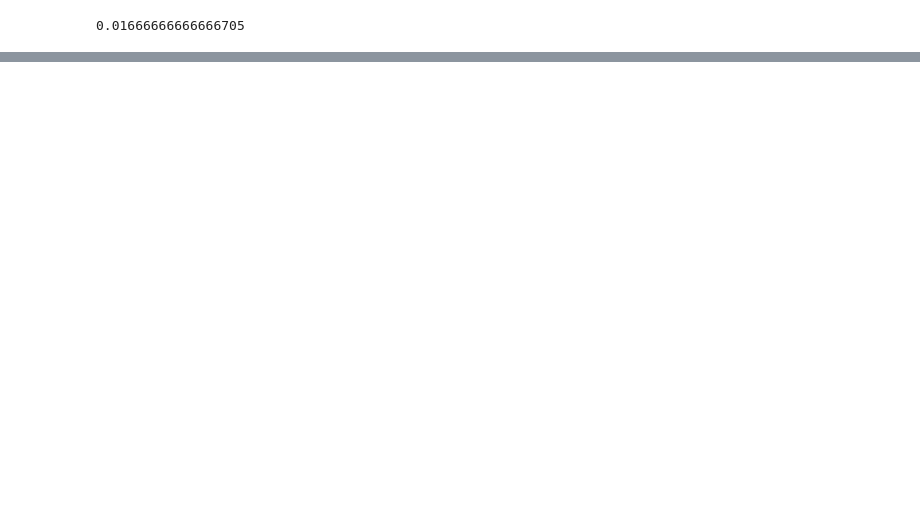
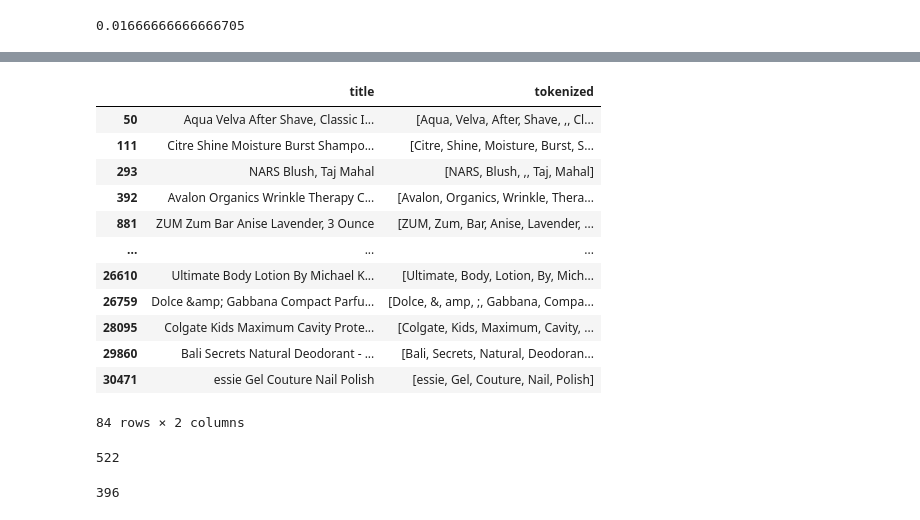
Before and after one commit to vlr112/WebScicence_FinalProject, a Jupyter notebook: labs/Session_3-Evaluation.ipynb, the cells around one changed output, grey strips where cells are left out. Drawn from its saved outputs; the diff is of its cells as text; code cells hidden in the pictures; blank space fills up the shorter version.

```diff
--- a/labs/Session_3-Evaluation.ipynb
+++ b/labs/Session_3-Evaluation.ipynb
@@ -772,0 +942,75 @@ np.mean(hola.get_MAP()['Average Precision'])
+# %%
+
+#make new column with tokens
+token=pd.DataFrame(temp['title'].astype(str))
+token["tokenized"]=token.apply(lambda row:nltk.word_tokenize(row["title"]),axis=1)
+
+
+token
+# join list of all domunents into corpus and drop duplicates (in df form, easier)
+list2d = list(token["tokenized"])
+merged = list(itertools.chain(*list2d))
+
+
+token = pd.DataFrame(merged)[0].drop_duplicates()
+
+# (token)
+
+
+# vocab = Vocabulary(words)
+# %% [output]
+|  | title | tokenized |
+| 50 | Aqua Velva After Shave, Classic I... | [Aqua, Velva, After, Shave, ,, Cl... |
+| 111 | Citre Shine Moisture Burst Shampo... | [Citre, Shine, Moisture, Burst, S... |
+| 293 | NARS Blush, Taj Mahal | [NARS, Blush, ,, Taj, Mahal] |
+| 392 | Avalon Organics Wrinkle Therapy C... | [Avalon, Organics, Wrinkle, Thera... |
+| 881 | ZUM Zum Bar Anise Lavender, 3 Ounce | [ZUM, Zum, Bar, Anise, Lavender, ... |
+| ... | ... | ... |
+| 26610 | Ultimate Body Lotion By Michael K... | [Ultimate, Body, Lotion, By, Mich... |
+| 26759 | Dolce &amp; Gabbana Compact Parfu... | [Dolce, &, amp, ;, Gabbana, Compa... |
+| 28095 | Colgate Kids Maximum Cavity Prote... | [Colgate, Kids, Maximum, Cavity, ... |
+| 29860 | Bali Secrets Natural Deodorant - ... | [Bali, Secrets, Natural, Deodoran... |
+| 30471 | essie Gel Couture Nail Polish | [essie, Gel, Couture, Nail, Polish] |
+84 rows × 2 columns
+# %%
+#make sentence
+text = ' '.join(token)
+
+# text
+# remove numbers
+text_nonum = re.sub(r'\d+', '', text)
+
+len(text_nonum.split())
+
+#REMOVE PUNCTUATION
+# # 'wf3'.isalpha()
+text_p = "".join([char for char in text_nonum if char not in string.punctuation])
+
+# text = text.isalpha()
+# # (text_p.split())
+
+# #TOKENIZE TO LOWER CASE
+words_token = word_tokenize(text_p.lower())
+
+# # # REMOVE STOPWORDS
+english_stopwords = stopwords.words('english')
+tokens_wo_stopwords = [t for t in words_token if t not in my_stopwords]
+
+# # type(tokens_wo_stopwords)
+
+porter = PorterStemmer()
+stemmed = [porter.stem(word) for word in tokens_wo_stopwords]
+# len(stemmed)
+
+
+# # # stemmer2 = SnowballStemmer("english", ignore_stopwords = False)
+# # # stemmed2 = [stemmer2.stem(x) for x in tokens_wo_stopwords]
+
+# (stemmed2)
+
+my_vocab = list(pd.DataFrame(stemmed)[0].drop_duplicates())
+
+len(my_vocab)
+# %% [output]
+522
+396
```
Also changed, not shown: parts of 2 cells of this notebook, 2 other files.
